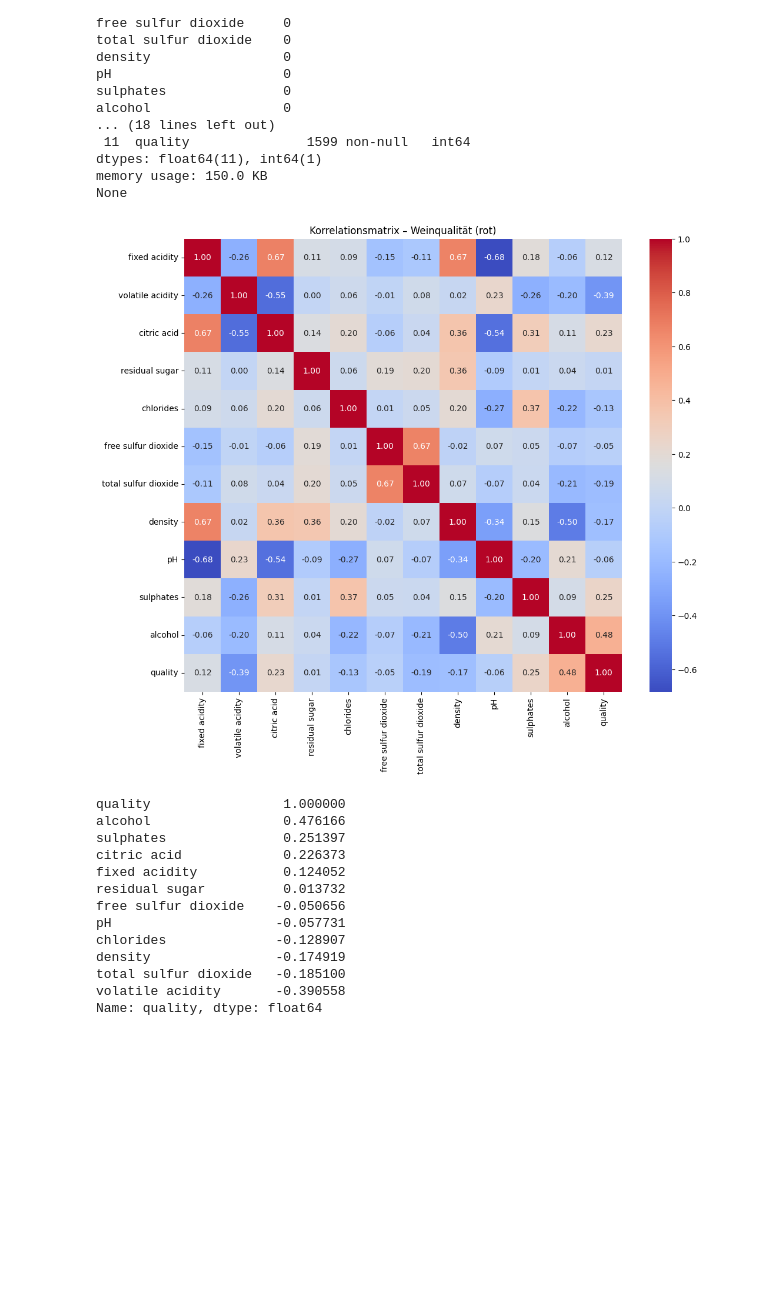
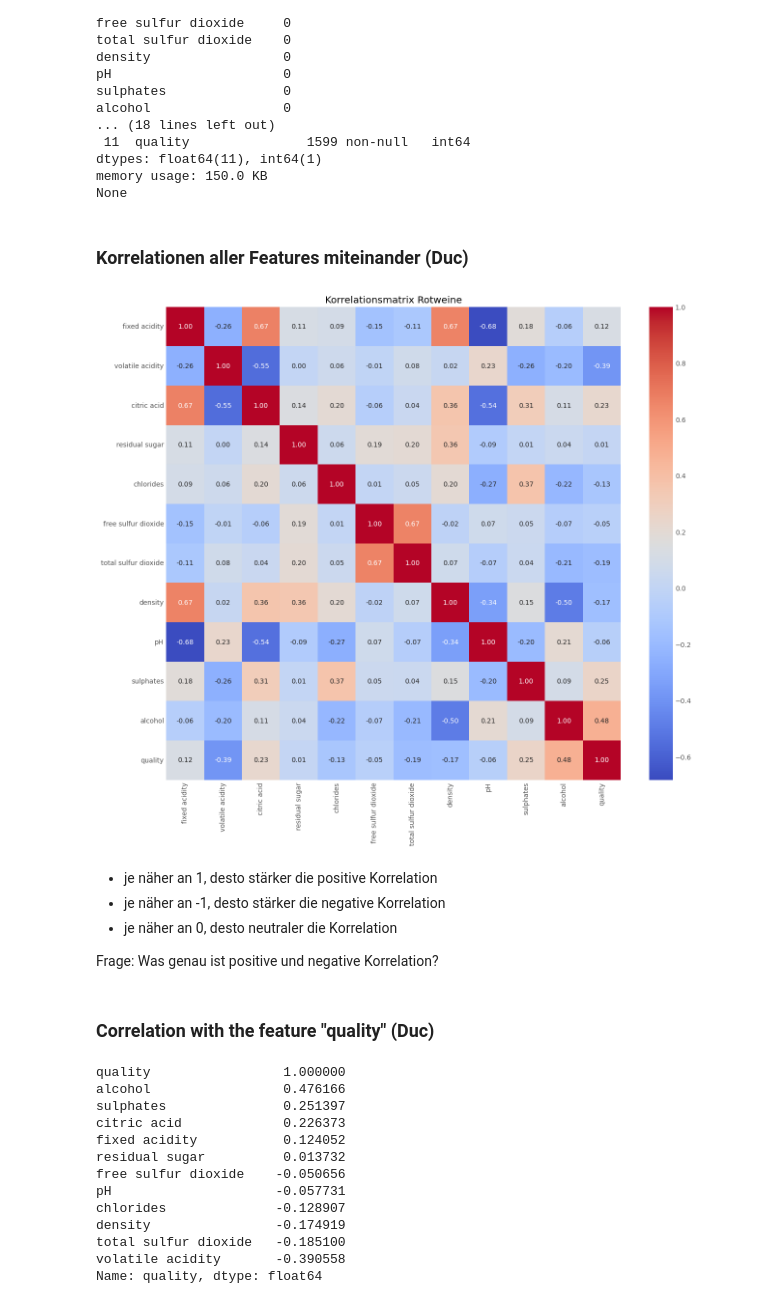
Before and after one commit to McRicecorn/NeuronaleNetze_WineQuality, a Jupyter notebook: Project1_Wine.ipynb, the cells around one changed output. Saved outputs shown, nothing was run; the diff lists cells and outputs as text; code cells hidden in the pictures; blank space fills up the shorter version.

Commit message:
aufgeräumt, alle Überschriften hinzugefügt, Verteilung der Weinqualität

```diff
--- a/Project1_Wine.ipynb
+++ b/Project1_Wine.ipynb
@@ -3,9 +13,7 @@ Task 2: Load Data describe in detail their origin, content, structures and data
 # %%
 import pandas as pd
-df = pd.read_csv(
-    "https://archive.ics.uci.edu/ml/machine-learning-databases/wine-quality/winequality-red.csv",
-    sep=";"
-)
+url  = "https://archive.ics.uci.edu/ml/machine-learning-databases/wine-quality/winequality-red.csv"
+df = pd.read_csv(url, sep=";")
 print(df.describe(include='all'))
 y = df['quality']
 # %% [output]
@@ -104,14 +114,16 @@ alcohol                 0
 dtypes: float64(11), int64(1)
 memory usage: 150.0 KB
 None
+# %% [markdown]
+### Korrelationen aller Features miteinander (Duc)
 # %%
-corr_matrix = df.corr()
 import seaborn as sns
 import matplotlib.pyplot as plt
 
+corr_matrix = df.corr('pearson')
 plt.figure(figsize=(12,10))
 sns.heatmap(corr_matrix, annot=True, cmap="coolwarm", fmt=".2f")
-plt.title("Korrelationsmatrix – Weinqualität (rot)")
+plt.title("Korrelationsmatrix Rotweine")
 plt.show()
 # %% [output]
-[figure, old version]
+[figure, new version]
@@ -122,3 +130,11 @@ plt.show()
+# %% [markdown]
+- je näher an 1, desto stärker die positive Korrelation
+- je näher an -1, desto stärker die negative Korrelation
+- je näher an 0, desto neutraler die Korrelation
+
+Frage: Was genau ist positive und negative Korrelation?
+# %% [markdown]
+### Correlation with the feature "quality" (Duc)
 # %%
 corr_with_quality = corr_matrix["quality"].sort_values(ascending=False)
 print(corr_with_quality)
```
Also changed, not shown: parts of 11 cells of this notebook.
